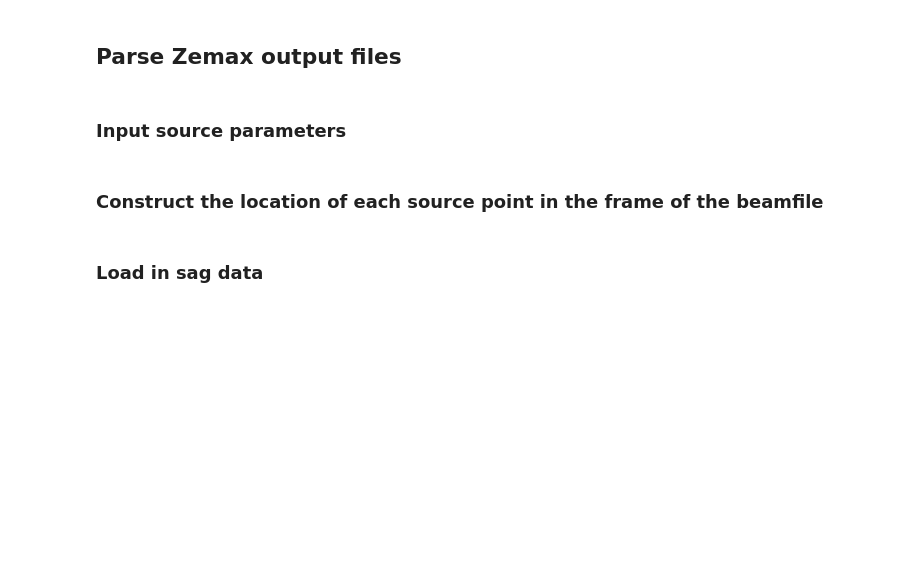
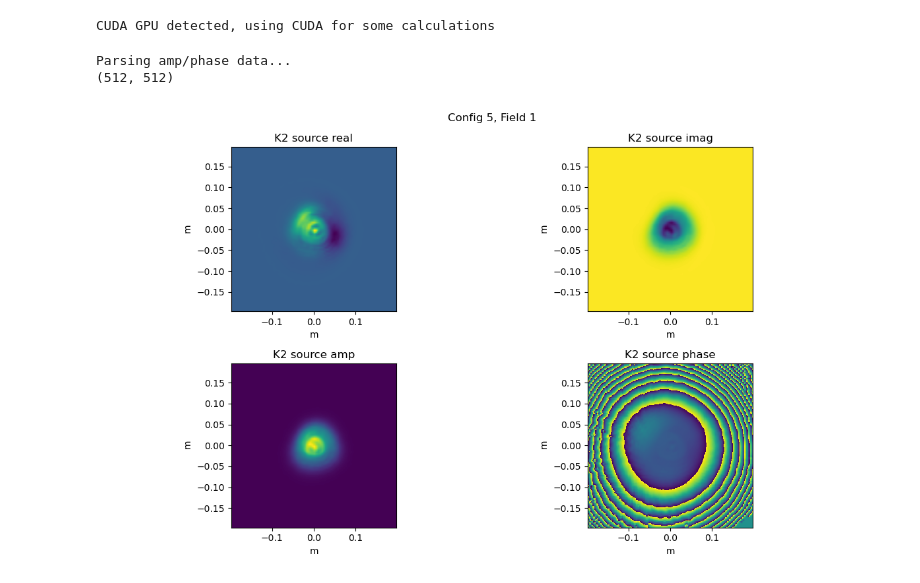
Before and after one commit to evanmayer/hotspot, a Jupyter notebook: verification/fresnel_zemax.ipynb, the cells around one changed output. Saved outputs shown, nothing was run; the diff lists cells and outputs as text; code cells hidden in the pictures; blank space fills up the shorter version.

Commit message:
cudafy fresnel_zemax

```diff
--- a/verification/fresnel_zemax.ipynb
+++ b/verification/fresnel_zemax.ipynb
@@ -12,11 +12,9 @@ try:
     import cupy as cp
     from numba import cuda
     has_gpu = True
-    jit_target='gpu'
     print('CUDA GPU detected, using CUDA for some calculations')
 except:
     from scipy.ndimage import zoom
-    jit_target='cpu'
     has_gpu = False
 
 import astropy.units as u
@@ -28,7 +26,9 @@ quantity_support()
 
 figsize=(12,7)
 
-# set_num_threads(8)
+set_num_threads(10)
+# %% [output]
+CUDA GPU detected, using CUDA for some calculations
 # %%
 @njit(parallel=True)
 def circ_mask(image_w, image_h, N_side, center, radius):
@@ -40,8 +40,4 @@ def circ_mask(image_w, image_h, N_side, center, radius):
             if np.sqrt((i * x_res - center[0])**2 + (j * y_res - center[1])**2) > radius:
                 src[i][j] = 0
     return src
-# %% [markdown]
-## Parse Zemax output files
-# %% [markdown]
-### Input source parameters
 # %%
@@ -73,15 +73,15 @@ surf_name_to_number = {
     'cabin floor': 40,
 }
 # %%
-src_surf_name = 'raft_obsc'
+src_surf_name = 'k2'
 # crop factor
-src_zoom = 4
+src_zoom = 3
 # more points more better
 src_upsample = 2
 
-dest_surf_name = 'p1'
+dest_surf_name = 'k1'
 # more points more better
-dest_upsample = 2
+dest_upsample = 1.5
 
 # K-mirror configuration:
 # 3: 0deg
@@ -92,16 +92,16 @@ config = 5
 # Numbering is closest in to farthest out, alternating +y, -y.
 # 1: beam exits ceiling near center of invar ring, just to -y side along global y-axis
 # 8: beam exits ceiling near +y side of invar ring, along global y-axis.
-field = 8
+field = 1
 # %%
 # irradiance and phase data from POP beamfiles to a surface are output as arrays in a plane
 # propagating along the chief ray, with x,y axes perpendicular to it with some rotation.
 # The POP simulation starts at the same point every time, and terminates on a given surface.
 # From this surface, we export the POP data as a text file.
 # We take this text file as the illumination for the next surface.
-direc = f'/home/evanmayer/TIME_data/mirror_mapping/zemax/pop_system/config_{config}/field_{field}/'
+# direc = f'/home/evanmayer/TIME_data/mirror_mapping/zemax/pop_system/config_{config}/field_{field}/'
 # direc = rf'\\evanpi\shared\scratch\TIME_data\config_{config}\field_{field}\\'
-# direc = r'C:\Users\User\Documents\scratch\TIME_data\config_5\field_1\\'
+direc = r'C:\Users\User\Documents\scratch\TIME_data\config_5\field_1\\'
 amp_file = src_surf_name + '_launch_irr.txt'
 phase_file = src_surf_name + '_launch_phase.txt'
 src_amp = np.genfromtxt(direc + amp_file, skip_header=15, encoding='utf-16')
@@ -136,33 +136,35 @@ center_x, center_y = (src.shape[0] // 2, src.shape[1] // 2)
 bbox_xmin, bbox_xmax = center_x + np.array([-src.shape[0] // src_zoom // 2, src.shape[0] // src_zoom // 2])
 bbox_ymin, bbox_ymax = center_y + np.array([-src.shape[1] // src_zoom // 2, src.shape[1] // src_zoom // 2])
 src = src[bbox_xmin:bbox_xmax, bbox_ymin:bbox_ymax]
 
 print(src.shape)
 
 assert(src.shape[0] == src.shape[1]), "Non-square input data!"
 N = src.shape[0]
 
 xs = np.linspace(-src_width / src_zoom / 2, src_width / src_zoom / 2, N)
 ys = np.linspace(-src_height / src_zoom / 2, src_height / src_zoom / 2, N)
 xx, yy = np.meshgrid(xs, ys)
 zz = np.zeros_like(xx)
 
 fig, ax = plt.subplots(figsize=figsize, nrows=2, ncols=2)
 ax[0,0].pcolormesh(xx, yy, (src.real))
 ax[0,0].set_aspect('equal')
 ax[0,0].set_title(f'{src_surf_name.upper()} source real')
 ax[0,1].pcolormesh(xx, yy, (src.imag))
 ax[0,1].set_aspect('equal')
 ax[0,1].set_title(f'{src_surf_name.upper()} source imag')
 
 ax[1,0].pcolormesh(xx, yy, np.abs(src))
 ax[1,0].set_aspect('equal')
 ax[1,0].set_title(f'{src_surf_name.upper()} source amp')
 ax[1,1].pcolormesh(xx, yy, np.angle(src))
 ax[1,1].set_aspect('equal')
 ax[1,1].set_title(f'{src_surf_name.upper()} source phase')
 fig.suptitle(f'Config {config}, Field {field}')
 fig.tight_layout()
+# %% [output]
+Parsing amp/phase data...
+(512, 512)
+[figure, added]
-# %% [markdown]
-### Construct the location of each source point in the frame of the beamfile
 # %%
@@ -170,6 +174,4 @@ xx_f = xx.flatten()
 yy_f = yy.flatten()
 zz_f = zz.flatten()
 src_coords = np.vstack([xx_f, yy_f, zz_f]).T
-# %% [markdown]
-### Load in sag data
 # %%
```
Also changed, not shown: parts of 23 cells of this notebook.
